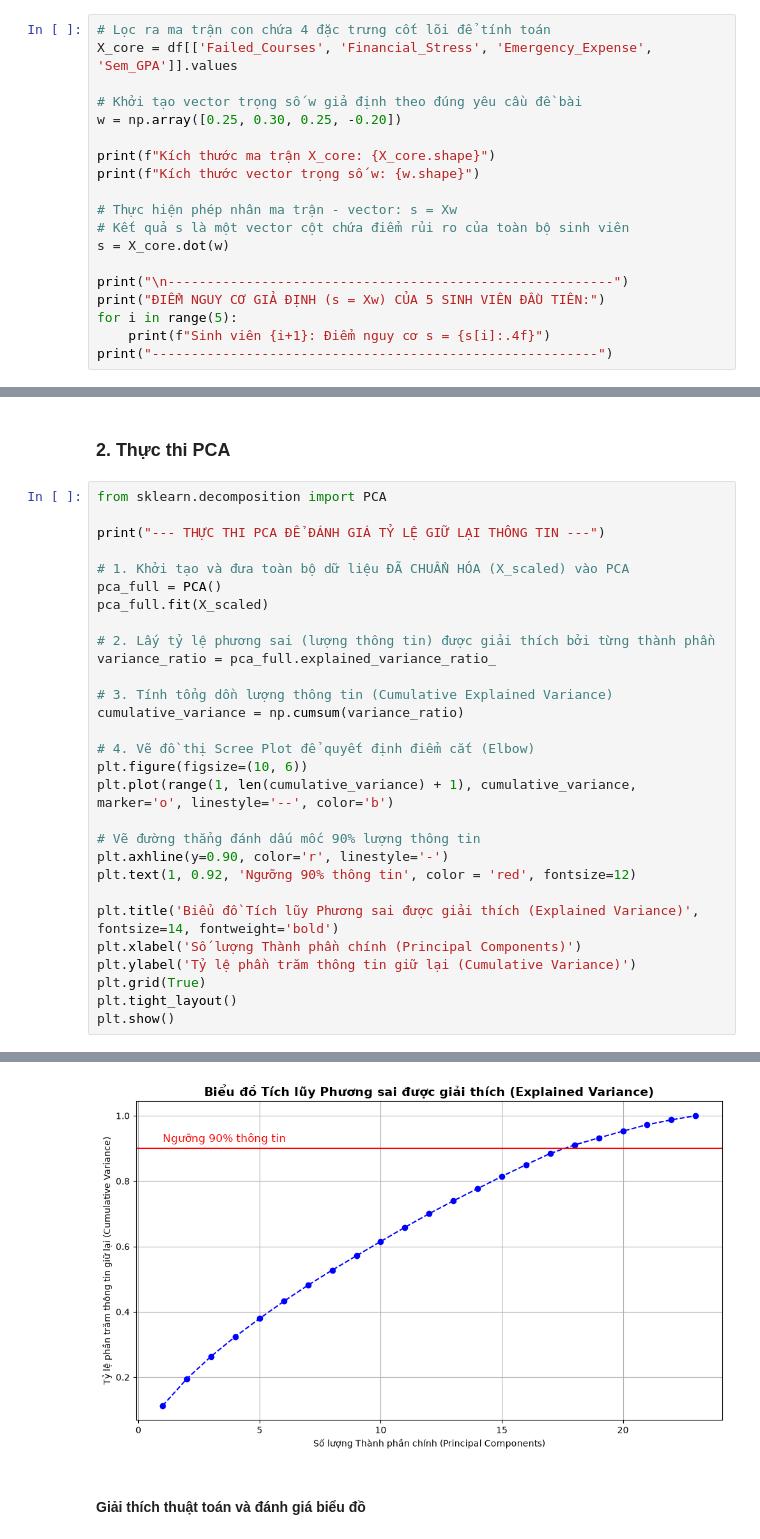
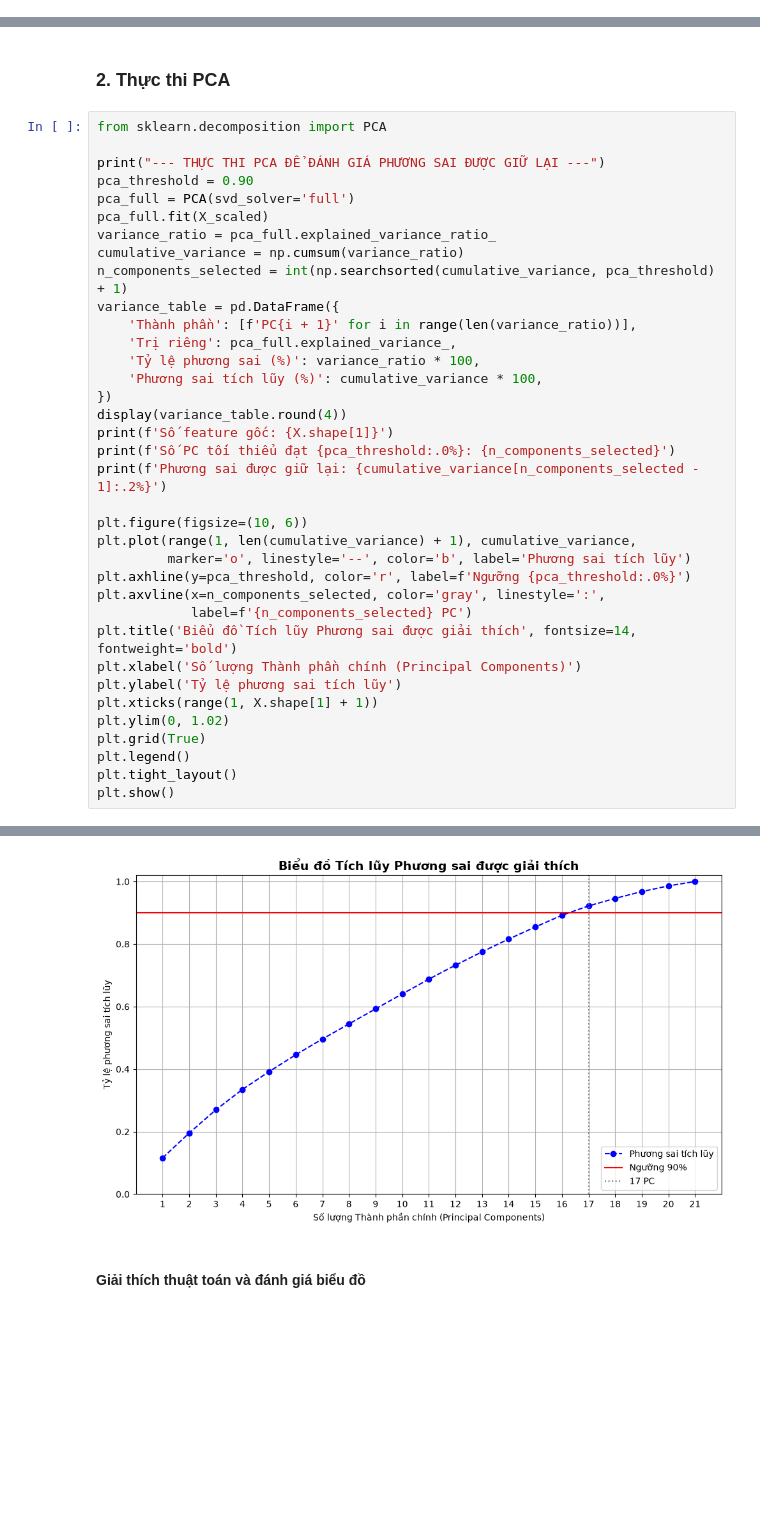
Before and after one commit to Jaybeater/SmartEdu-AI, a Jupyter notebook: notebooks/notebook.ipynb, the cells around one changed output, grey strips where cells are left out. Drawn from its saved outputs; the diff is of its cells as text; blank space fills up the shorter version.

```diff
--- a/notebooks/notebook.ipynb
+++ b/notebooks/notebook.ipynb
@@ -709,19 +865,0 @@ Phép nhân $X_{core} \cdot w$ chính là một **tổ hợp tuyến tính** bi
-# %%
-# Lọc ra ma trận con chứa 4 đặc trưng cốt lõi để tính toán
-X_core = df[['Failed_Courses', 'Financial_Stress', 'Emergency_Expense', 'Sem_GPA']].values
-
-# Khởi tạo vector trọng số w giả định theo đúng yêu cầu đề bài
-w = np.array([0.25, 0.30, 0.25, -0.20])
-
-print(f"Kích thước ma trận X_core: {X_core.shape}")
-print(f"Kích thước vector trọng số w: {w.shape}")
-
-# Thực hiện phép nhân ma trận - vector: s = Xw
-# Kết quả s là một vector cột chứa điểm rủi ro của toàn bộ sinh viên
-s = X_core.dot(w)
-
-print("\n---------------------------------------------------------")
-print("ĐIỂM NGUY CƠ GIẢ ĐỊNH (s = Xw) CỦA 5 SINH VIÊN ĐẦU TIÊN:")
-for i in range(5):
-    print(f"Sinh viên {i+1}: Điểm nguy cơ s = {s[i]:.4f}")
-print("---------------------------------------------------------")
@@ -962,30 +1157,37 @@ Theo nguyên tắc, dữ liệu bắt buộc phải được Chuẩn hóa (đã
 # %%
 from sklearn.decomposition import PCA
 
-print("--- THỰC THI PCA ĐỂ ĐÁNH GIÁ TỶ LỆ GIỮ LẠI THÔNG TIN ---")
+print("--- THỰC THI PCA ĐỂ ĐÁNH GIÁ PHƯƠNG SAI ĐƯỢC GIỮ LẠI ---")
+pca_threshold = 0.90
+pca_full = PCA(svd_solver='full')
+pca_full.fit(X_scaled)
+variance_ratio = pca_full.explained_variance_ratio_
+cumulative_variance = np.cumsum(variance_ratio)
+n_components_selected = int(np.searchsorted(cumulative_variance, pca_threshold) + 1)
+variance_table = pd.DataFrame({
+    'Thành phần': [f'PC{i + 1}' for i in range(len(variance_ratio))],
+    'Trị riêng': pca_full.explained_variance_,
+    'Tỷ lệ phương sai (%)': variance_ratio * 100,
+    'Phương sai tích lũy (%)': cumulative_variance * 100,
+})
+display(variance_table.round(4))
+print(f'Số feature gốc: {X.shape[1]}')
+print(f'Số PC tối thiểu đạt {pca_threshold:.0%}: {n_components_selected}')
+print(f'Phương sai được giữ lại: {cumulative_variance[n_components_selected - 1]:.2%}')
 
-# 1. Khởi tạo và đưa toàn bộ dữ liệu ĐÃ CHUẨN HÓA (X_scaled) vào PCA
-pca_full = PCA()
-pca_full.fit(X_scaled)
-
-# 2. Lấy tỷ lệ phương sai (lượng thông tin) được giải thích bởi từng thành phần
-variance_ratio = pca_full.explained_variance_ratio_
-
-# 3. Tính tổng dồn lượng thông tin (Cumulative Explained Variance)
-cumulative_variance = np.cumsum(variance_ratio)
-
-# 4. Vẽ đồ thị Scree Plot để quyết định điểm cắt (Elbow)
 plt.figure(figsize=(10, 6))
-plt.plot(range(1, len(cumulative_variance) + 1), cumulative_variance, marker='o', linestyle='--', color='b')
-
-# Vẽ đường thẳng đánh dấu mốc 90% lượng thông tin
-plt.axhline(y=0.90, color='r', linestyle='-')
-plt.text(1, 0.92, 'Ngưỡng 90% thông tin', color = 'red', fontsize=12)
-
-plt.title('Biểu đồ Tích lũy Phương sai được giải thích (Explained Variance)', fontsize=14, fontweight='bold')
+plt.plot(range(1, len(cumulative_variance) + 1), cumulative_variance,
+         marker='o', linestyle='--', color='b', label='Phương sai tích lũy')
+plt.axhline(y=pca_threshold, color='r', label=f'Ngưỡng {pca_threshold:.0%}')
+plt.axvline(x=n_components_selected, color='gray', linestyle=':',
+            label=f'{n_components_selected} PC')
+plt.title('Biểu đồ Tích lũy Phương sai được giải thích', fontsize=14, fontweight='bold')
 plt.xlabel('Số lượng Thành phần chính (Principal Components)')
-plt.ylabel('Tỷ lệ phần trăm thông tin giữ lại (Cumulative Variance)')
+plt.ylabel('Tỷ lệ phương sai tích lũy')
+plt.xticks(range(1, X.shape[1] + 1))
+plt.ylim(0, 1.02)
 plt.grid(True)
+plt.legend()
 plt.tight_layout()
 plt.show()
 # %% [output]
@@ -993,3 +1215,3 @@ plt.show()
-[figure, old version]
+[figure, new version]
 # %% [markdown]
 #### **Giải thích thuật toán và đánh giá biểu đồ**
```
Also changed, not shown: parts of 121 cells of this notebook, 4 other files.
